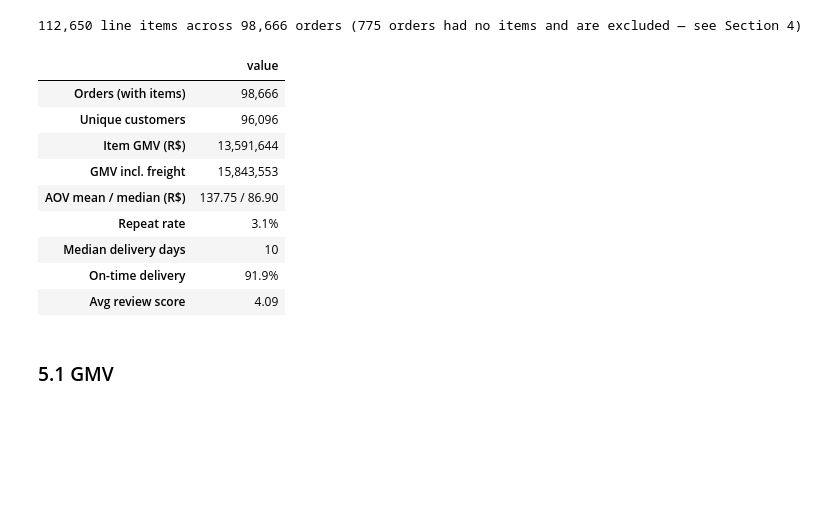
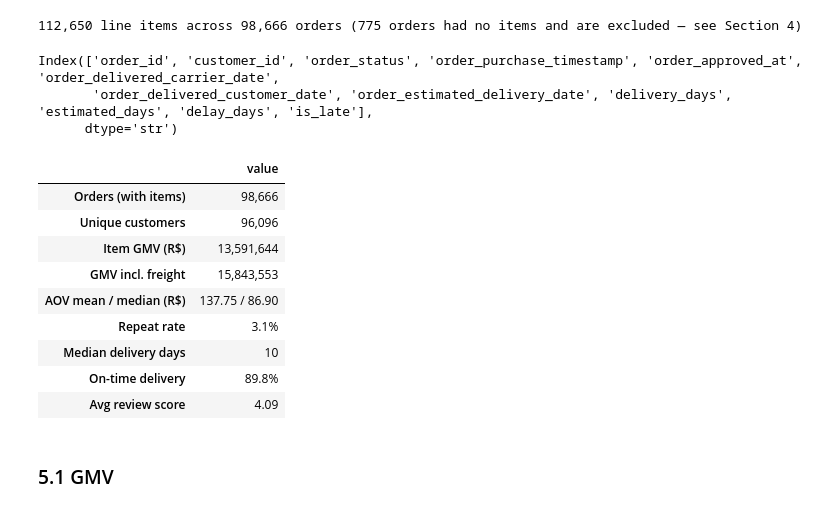
Before and after one commit to IT5006-Group9/IT5006-Group9-Olist-Project, a Jupyter notebook: notebooks/olist_eda.ipynb, the cells around one changed output. Saved outputs shown, nothing was run; the diff lists cells and outputs as text; code cells hidden in the pictures; blank space fills up the shorter version.

```diff
--- a/notebooks/olist_eda.ipynb
+++ b/notebooks/olist_eda.ipynb
@@ -903,33 +911,38 @@ print(f"{len(df):,} line items across {df.order_id.nunique():,} orders "
       f"({n_dropped} orders had no items and are excluded — see Section 4)")
 # %% [output]
 112,650 line items across 98,666 orders (775 orders had no items and are excluded — see Section 4)
+# %%
+delivered.columns
+# %% [output]
+Index(['order_id', 'customer_id', 'order_status', 'order_purchase_timestamp', 'order_approved_at', 'order_delivered_carrier_date',
+       'order_delivered_customer_date', 'order_estimated_delivery_date', 'delivery_days', 'estimated_days', 'delay_days', 'is_late'],
+      dtype='str')
 # %%
 order_totals = df.groupby("order_id").price.sum()
-delivered_df = df[df.order_status == "delivered"]
-orders_per_person = customers.customer_unique_id.value_counts()
+# orders_per_person = customers.customer_unique_id.value_counts() computed earlier in Section 3.4
 
 kpis = pd.Series({
     "Orders (with items)":     f"{df.order_id.nunique():,}",
     "Unique customers":        f"{customers.customer_unique_id.nunique():,}",
     "Item GMV (R$)":       f"{df.price.sum():,.0f}",
     "GMV incl. freight":   f"{df.item_total_price.sum():,.0f}",
     "AOV mean / median (R$)":  f"{order_totals.mean():.2f} / {order_totals.median():.2f}",
     "Repeat rate":             f"{(orders_per_person > 1).mean():.1%}",
-    "Median delivery days":    f"{delivered_df.drop_duplicates('order_id').delivery_days.median():.0f}",
-    "On-time delivery":        f"{delivered_df.drop_duplicates('order_id').is_on_time.mean():.1%}",
+    "Median delivery days":    f"{delivered.drop_duplicates('order_id').delivery_days.median():.0f}",
+    "On-time delivery":        f"{df.drop_duplicates('order_id').is_on_time.mean():.1%}",
     "Avg review score":        f"{reviews.review_score.mean():.2f}",
 }, name="value")
 kpis.to_frame()
 # %% [output]
 |  | value |
 | Orders (with items) | 98,666 |
 | Unique customers | 96,096 |
 | Item GMV (R$) | 13,591,644 |
 | GMV incl. freight | 15,843,553 |
 | AOV mean / median (R$) | 137.75 / 86.90 |
 | Repeat rate | 3.1% |
 | Median delivery days | 10 |
-| On-time delivery | 91.9% |
+| On-time delivery | 89.8% |
 | Avg review score | 4.09 |
 # %% [markdown]
 ### 5.1 GMV
```
Also changed, not shown: parts of 20 cells of this notebook.
